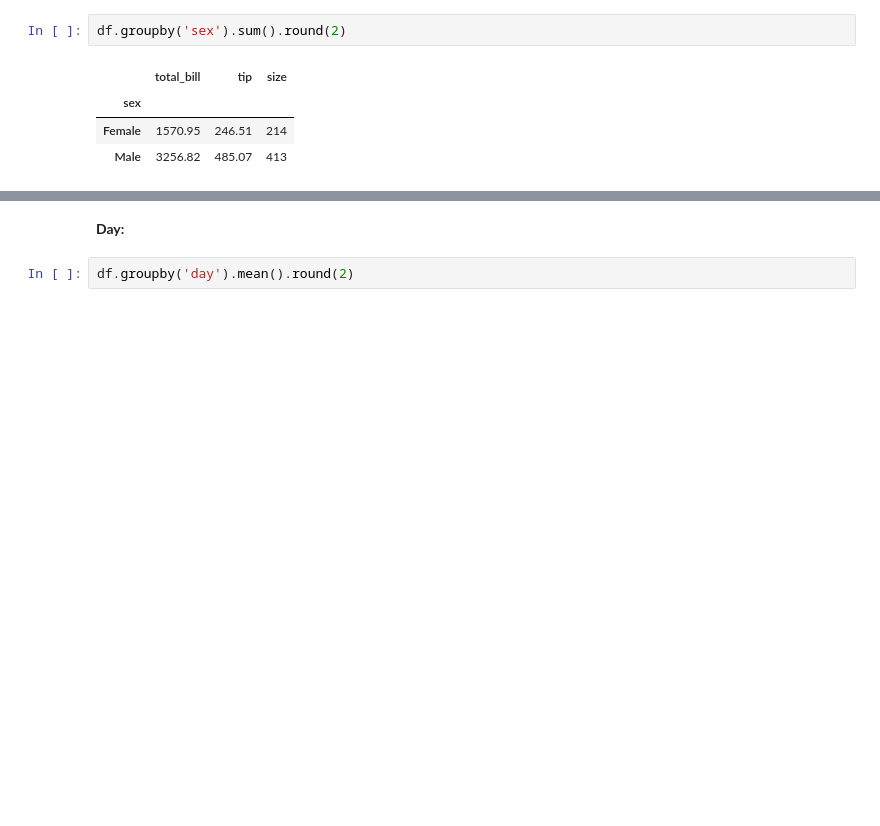
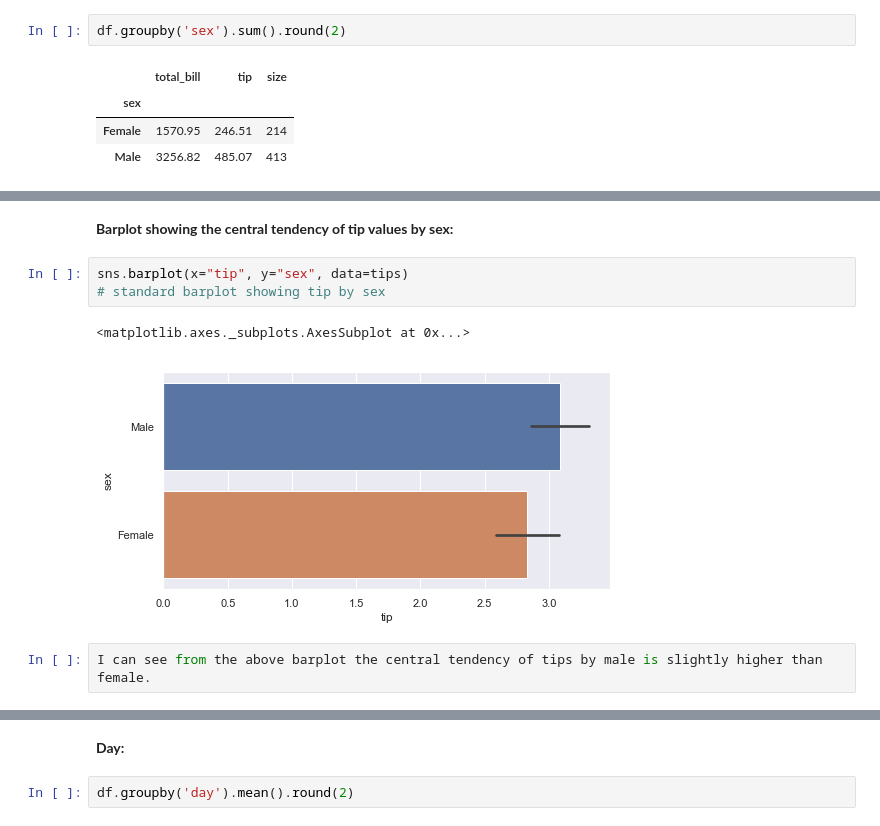
Before and after one commit to johndunne2019/Fundamentals-of-Data-Analysis-Project-2019, a Jupyter notebook: Tips-Dataset.ipynb, the cells around one changed output, grey strips where cells are left out. Cells and saved outputs as stored; diff of their text form; blank space fills up the shorter version.

```diff
--- a/Tips-Dataset.ipynb
+++ b/Tips-Dataset.ipynb
@@ -1179,0 +1204,10 @@ df.groupby('sex').sum().round(2)
+# %% [markdown]
+**Barplot showing the central tendency of tip values by sex:**
+# %%
+sns.barplot(x="tip", y="sex", data=tips)
+# standard barplot showing tip by sex
+# %% [output]
+<matplotlib.axes._subplots.AxesSubplot at 0x...>
+[figure, added]
+# %%
+I can see from the above barplot the central tendency of tips by male is slightly higher than female.
```
Also changed, not shown: parts of 24 cells of this notebook.
